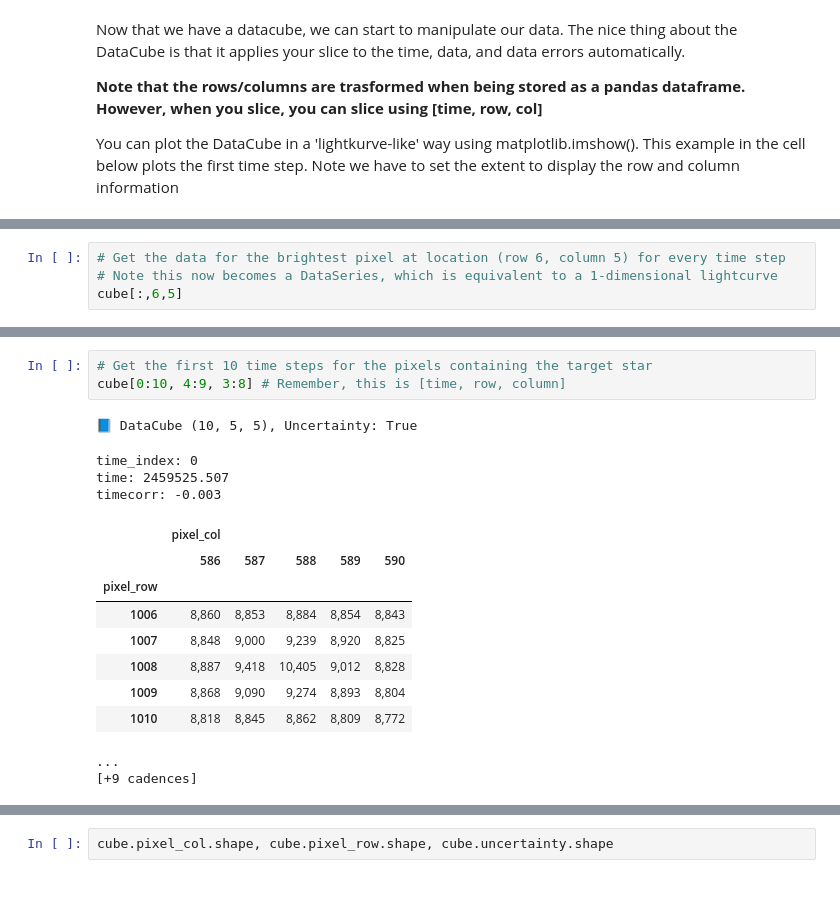
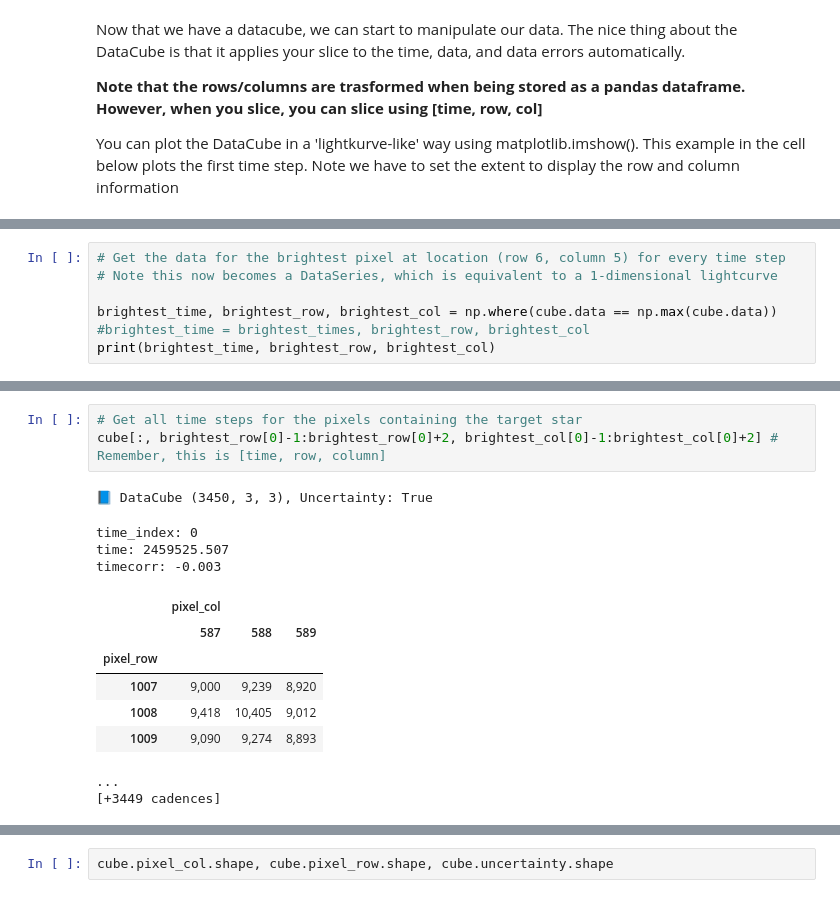
Before and after one commit to lightkurve/lkdata, a Jupyter notebook: docs/tutorials/DataCube_tutorial.ipynb, the cells around one changed output, grey strips where cells are left out. Drawn from its saved outputs; the diff is of its cells as text.

```diff
--- a/docs/tutorials/DataCube_tutorial.ipynb
+++ b/docs/tutorials/DataCube_tutorial.ipynb
@@ -794,5 +799,8 @@ tpf.plot()
 # %%
 # Get the data for the brightest pixel at location (row 6, column 5) for every time step
 # Note this now becomes a DataSeries, which is equivalent to a 1-dimensional lightcurve
-cube[:,6,5]
+
+brightest_time, brightest_row, brightest_col = np.where(cube.data == np.max(cube.data))
+#brightest_time = brightest_times, brightest_row, brightest_col
+print(brightest_time, brightest_row, brightest_col)
 # %% [output]
@@ -813,19 +808,17 @@ Length: 3450, dtype: float32
 # %%
-# Get the first 10 time steps for the pixels containing the target star
-cube[0:10, 4:9, 3:8] # Remember, this is [time, row, column]
+# Get all time steps for the pixels containing the target star
+cube[:, brightest_row[0]-1:brightest_row[0]+2, brightest_col[0]-1:brightest_col[0]+2] # Remember, this is [time, row, column]
 # %% [output]
-📘 DataCube (10, 5, 5), Uncertainty: True
+📘 DataCube (3450, 3, 3), Uncertainty: True
 time_index: 0
 time: 2459525.507
 timecorr: -0.003
-|  | pixel_col |  |  |  |  |
-|  | 586 | 587 | 588 | 589 | 590 |
-| pixel_row |  |  |  |  |  |
-| 1006 | 8,860 | 8,853 | 8,884 | 8,854 | 8,843 |
-| 1007 | 8,848 | 9,000 | 9,239 | 8,920 | 8,825 |
-| 1008 | 8,887 | 9,418 | 10,405 | 9,012 | 8,828 |
-| 1009 | 8,868 | 9,090 | 9,274 | 8,893 | 8,804 |
-| 1010 | 8,818 | 8,845 | 8,862 | 8,809 | 8,772 |
+|  | pixel_col |  |  |
+|  | 587 | 588 | 589 |
+| pixel_row |  |  |  |
+| 1007 | 9,000 | 9,239 | 8,920 |
+| 1008 | 9,418 | 10,405 | 9,012 |
+| 1009 | 9,090 | 9,274 | 8,893 |
 ...
-[+9 cadences]
+[+3449 cadences]
 # %% [markdown]
```
Also changed, not shown: parts of 73 cells of this notebook.
